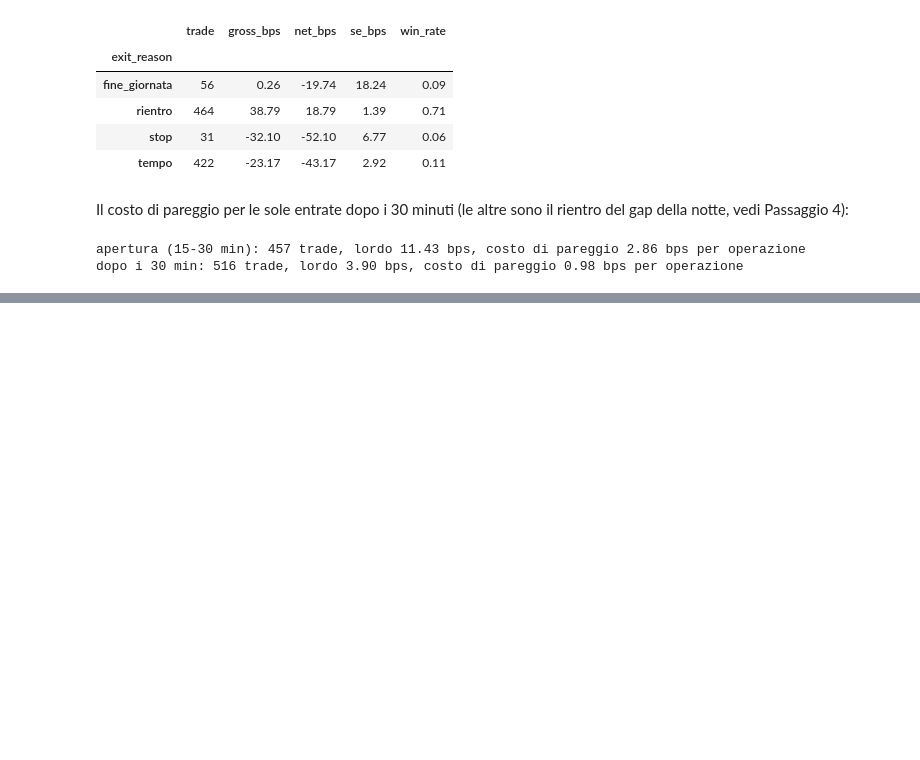
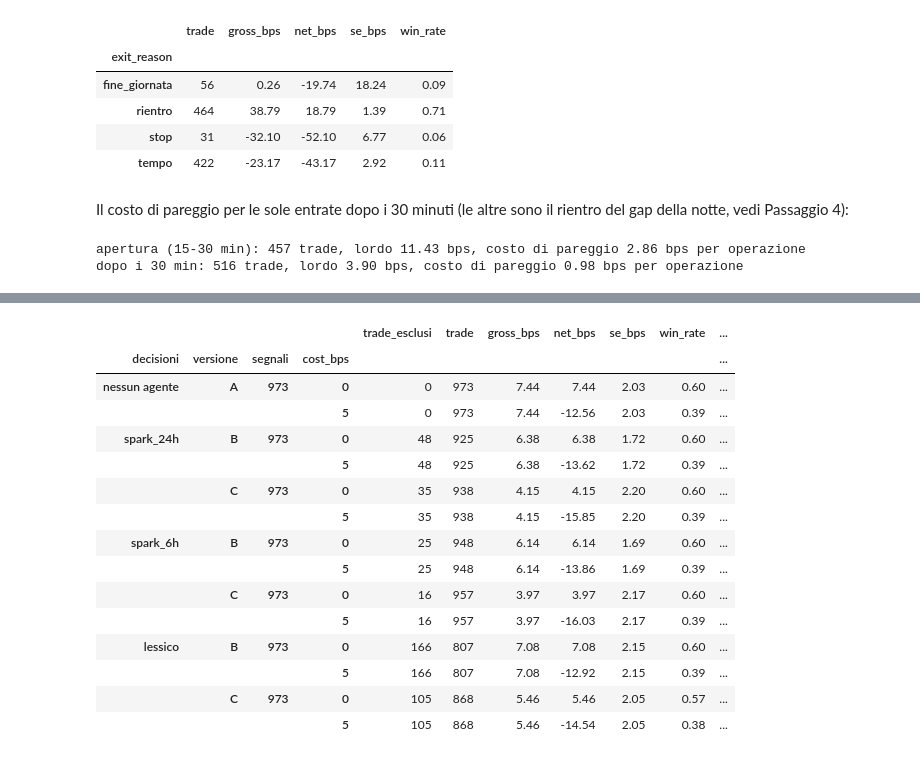
Before and after one commit to DrTeo96/DDM_Pairs_Trading_Project, a Jupyter notebook: src/06_backtest.ipynb, the cells around one changed output, grey strips where cells are left out. Cells and saved outputs as stored; diff of their text form; code cells hidden in the pictures; blank space fills up the shorter version.

```diff
--- a/src/06_backtest.ipynb
+++ b/src/06_backtest.ipynb
@@ -25,10 +31,13 @@ import numpy as np
 import pandas as pd
 import matplotlib.pyplot as plt
 
-from src.backtest import (load_trades, trading_days, apply_version, random_decisions, add_costs, daily_pnl, summary,
-                      breakeven_cost, by_cost, by_group, entry_window, COST_SCENARIOS, MAIN_COST, OPERATIONS_PER_TRADE)
+from src.config import RESULTS
+from src.backtest import (load_trades, trading_days, load_version, apply_version, random_decisions, add_costs, daily_pnl, summary,
+                          breakeven_cost, by_cost, by_group, entry_window, version_trades, compare_versions, blocked_vs_random,
+                          save_results, VERSIONS, COST_SCENARIOS, MAIN_COST, OPERATIONS_PER_TRADE)
 
 pd.options.display.float_format = "{:,.2f}".format
+pd.options.display.width = 200
 trades = load_trades()
 days = trading_days()
 print(len(trades), "trade,", len(days), "giorni di train,", trades.pair.nunique(), "coppie")
@@ -37,6 +46,8 @@ print(len(trades), "trade,", len(days), "giorni di train,", trades.pair.nunique(
 a0 = add_costs(apply_version(trades, "A"), 0)
 assert len(a0) == 973 and round(a0.gross_bps.mean(), 1) == 7.4, "i numeri non tornano con il Passaggio 4"
 assert np.allclose(a0.net_bps, a0.gross_bps)
+# Un agente che non blocca niente deve dare esattamente la A
+assert apply_version(trades, "B", random_decisions(trades, p_block=0)).equals(apply_version(trades, "A"))
 print("controllo ok: 973 trade, guadagno lordo medio", round(a0.gross_bps.mean(), 2), "bps")
 # %% [output]
 973 trade, 64 giorni di train, 15 coppie
@@ -110,0 +145,28 @@ dopo i 30 min: 516 trade, lordo 3.90 bps, costo di pareggio 0.98 bps per operazi
+# %%
+COMPLETE = [n for n, v in VERSIONS.items() if v["complete"]]
+cmp = compare_versions(trades, days, COMPLETE, costs=(0, MAIN_COST))
+
+# controlli: la B toglie esattamente i segnali bloccati, la C tiene gli 'entra' e aggiunge i 'segui'
+for name in COMPLETE:
+    d = load_version(name)
+    assert cmp.loc[(name, "B", 973, 0), "trade"] == (d.decision == "entra").sum()
+    assert cmp.loc[(name, "C", 973, 0), "trade"] == d.decision_C.isin(["entra", "segui"]).sum()
+
+cmp[["trade_esclusi", "trade", "gross_bps", "net_bps", "se_bps", "win_rate", "profit_factor", "pnl_usd", "total_return", "sharpe", "max_drawdown"]]
+# %% [output]
+|  |  |  |  | trade_esclusi | trade | gross_bps | net_bps | se_bps | win_rate | ... |
+| decisioni | versione | segnali | cost_bps |  |  |  |  |  |  | ... |
+| nessun agente | A | 973 | 0 | 0 | 973 | 7.44 | 7.44 | 2.03 | 0.60 | ... |
+|  |  |  | 5 | 0 | 973 | 7.44 | -12.56 | 2.03 | 0.39 | ... |
+| spark_24h | B | 973 | 0 | 48 | 925 | 6.38 | 6.38 | 1.72 | 0.60 | ... |
+|  |  |  | 5 | 48 | 925 | 6.38 | -13.62 | 1.72 | 0.39 | ... |
+|  | C | 973 | 0 | 35 | 938 | 4.15 | 4.15 | 2.20 | 0.60 | ... |
+|  |  |  | 5 | 35 | 938 | 4.15 | -15.85 | 2.20 | 0.39 | ... |
+| spark_6h | B | 973 | 0 | 25 | 948 | 6.14 | 6.14 | 1.69 | 0.60 | ... |
+|  |  |  | 5 | 25 | 948 | 6.14 | -13.86 | 1.69 | 0.39 | ... |
+|  | C | 973 | 0 | 16 | 957 | 3.97 | 3.97 | 2.17 | 0.60 | ... |
+|  |  |  | 5 | 16 | 957 | 3.97 | -16.03 | 2.17 | 0.39 | ... |
+| lessico | B | 973 | 0 | 166 | 807 | 7.08 | 7.08 | 2.15 | 0.60 | ... |
+|  |  |  | 5 | 166 | 807 | 7.08 | -12.92 | 2.15 | 0.39 | ... |
+|  | C | 973 | 0 | 105 | 868 | 5.46 | 5.46 | 2.05 | 0.57 | ... |
+|  |  |  | 5 | 105 | 868 | 5.46 | -14.54 | 2.05 | 0.38 | ... |
```
Also changed, not shown: parts of 28 cells of this notebook, 2 other files.
